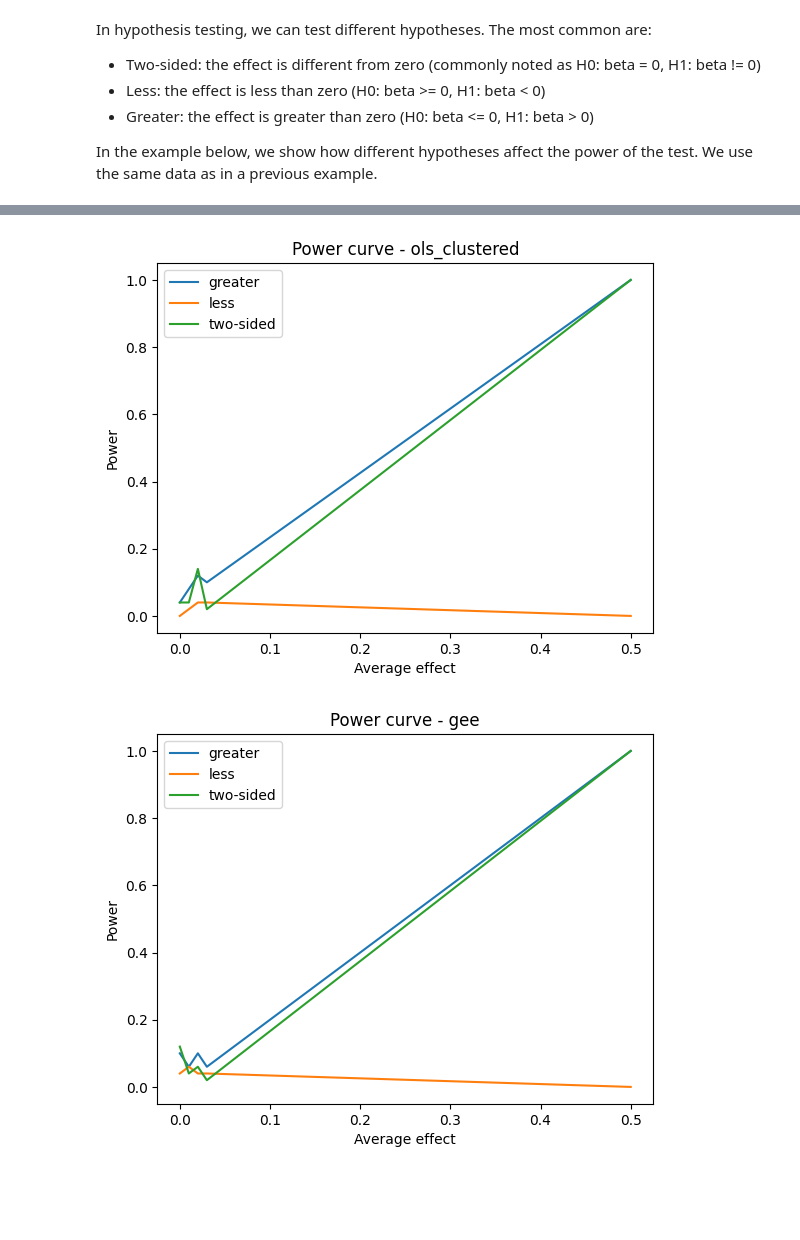
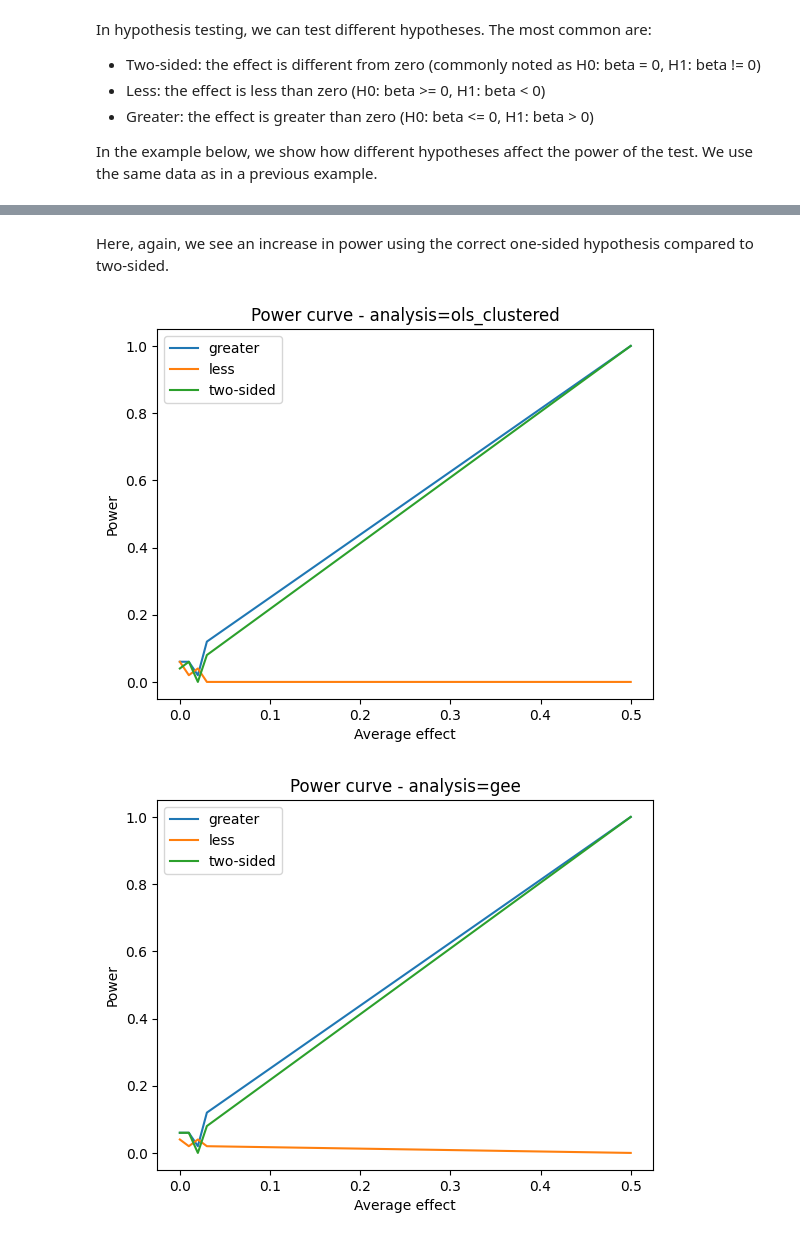
Before and after one commit to david26694/cluster-experiments, a Jupyter notebook: docs/analysis_with_different_hypothesis.ipynb, the cells around one changed output, grey strips where cells are left out. Saved outputs shown, nothing was run; the diff lists cells and outputs as text; code cells hidden in the pictures; blank space fills up the shorter version.

```diff
--- a/docs/analysis_with_different_hypothesis.ipynb
+++ b/docs/analysis_with_different_hypothesis.ipynb
@@ -75,14 +138,7 @@ final_df
-# %%
-# plot using matplotlib
-for analysis in ['ols_clustered', 'gee']:
-    fig, ax = plt.subplots()
-    for category, group in final_df.query("analysis == @analysis").groupby('hypothesis'):
-        ax.plot(group['average_effect'], group['power'], label=category)
-    ax.set_xlabel("Average effect")
-    ax.set_ylabel("Power")
-    ax.set_title(f"Power curve - {analysis}")
-    ax.legend()
-    plt.show()
-# %% [output]
-[figure, removed]
-[figure, removed]
+# %% [markdown]
+Here, again, we see an increase in power using the correct one-sided hypothesis compared to two-sided.
+# %%
+plot(breakdown = 'analysis')
+# %% [output]
+[figure, added]
+[figure, added]
```
Also changed, not shown: parts of 14 cells of this notebook, 1 other file.
